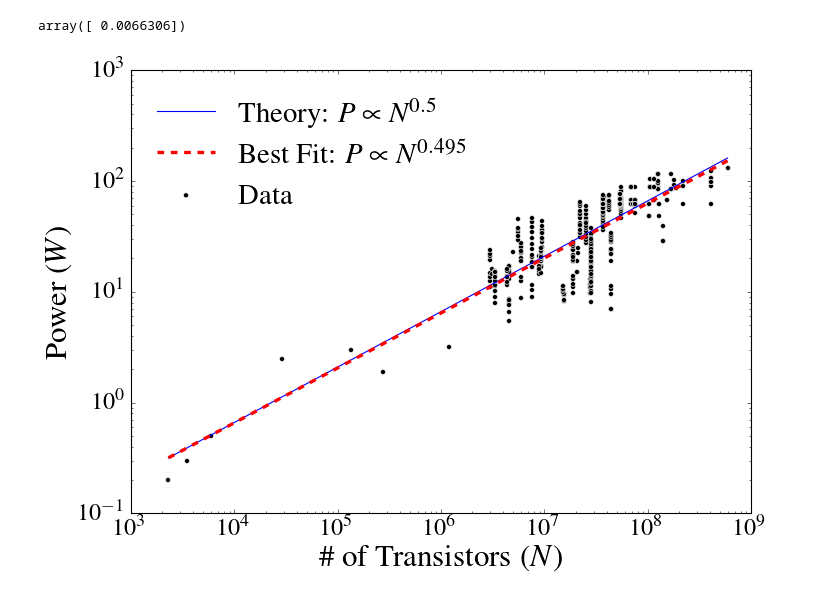
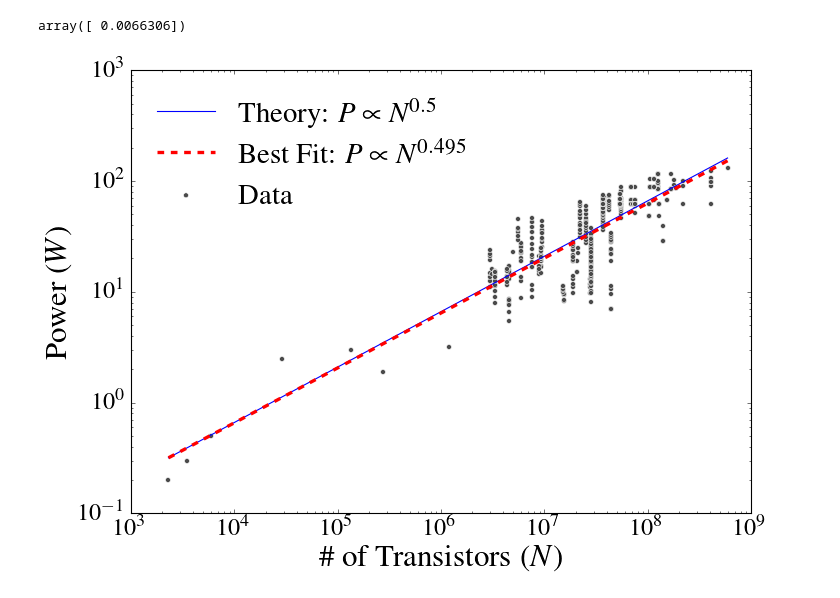
Before and after one commit to profsforrest/scaling-paper, a Jupyter notebook: analysis/PowerChips.ipynb, the cells around one changed output. Drawn from its saved outputs; the diff is of its cells as text; code cells hidden in the pictures.

```diff
--- a/analysis/PowerChips.ipynb
+++ b/analysis/PowerChips.ipynb
@@ -118,15 +118,15 @@ cgls
 # %% [output]
 array([ 0.0066306])
 # %%
-plt.scatter(df.N,df.P,color='k',marker='o',edgecolor='w',label='Data')
+plt.scatter(df.N,df.P,color='#4A4A4A',marker='o',edgecolor='w',label='Data')
 plt.loglog(sN,theoretical_model(cgls,sN),'b-',lw=1,label='Theory: $P \propto N^{0.5}$')
 plt.loglog(sN,10**power_gls.predict(np.c_[np.log10(sN),df.constant]),'r--',lw=3,label='Best Fit: $P\propto N^{0.495}$')
 plt.xlabel('\# of Transistors ($N$)')
 plt.ylabel('Power ($W$)')
 plt.legend(loc='upper left',frameon=False)
 plt.savefig('../Figures/ChipsPowerScaling.pdf',dpi=600)
 # %% [output]
-[figure, old version]
+[figure, new version]
 # %%
 sm.GLS(np.log(df.Tsys),df[['logN','constant']]).fit().summary()
 # %%
```
Also changed, not shown: parts of 1 cell of this notebook, 3 other files.
